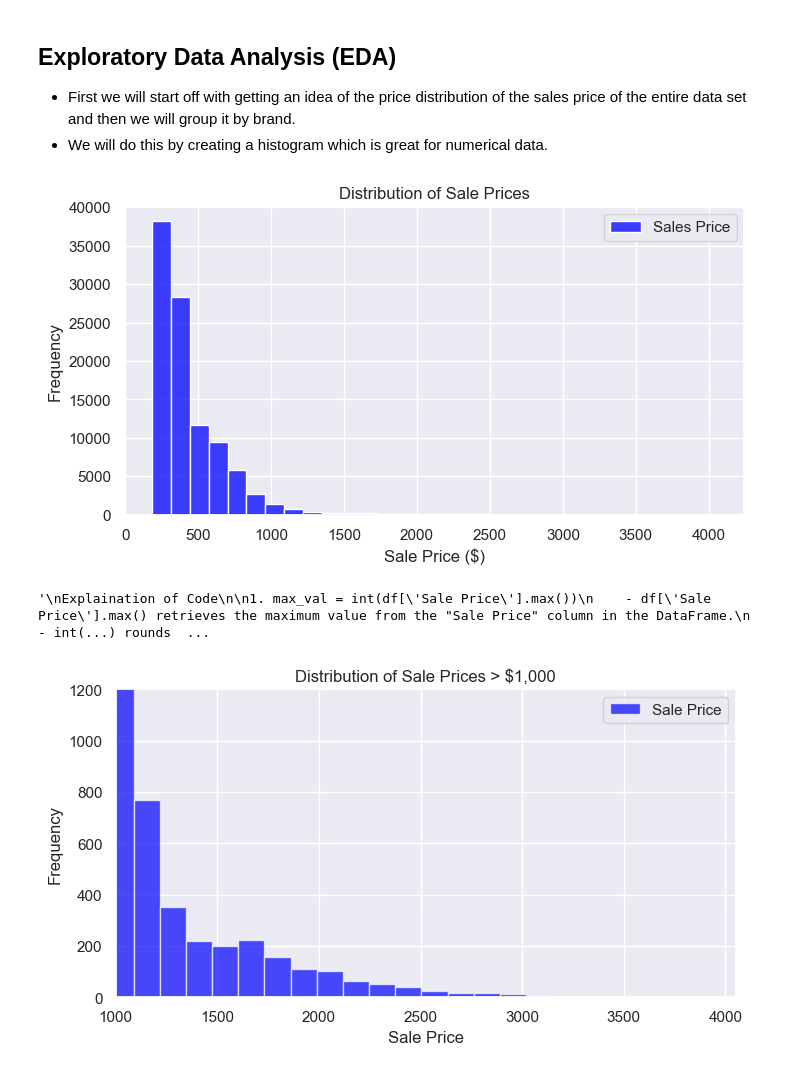
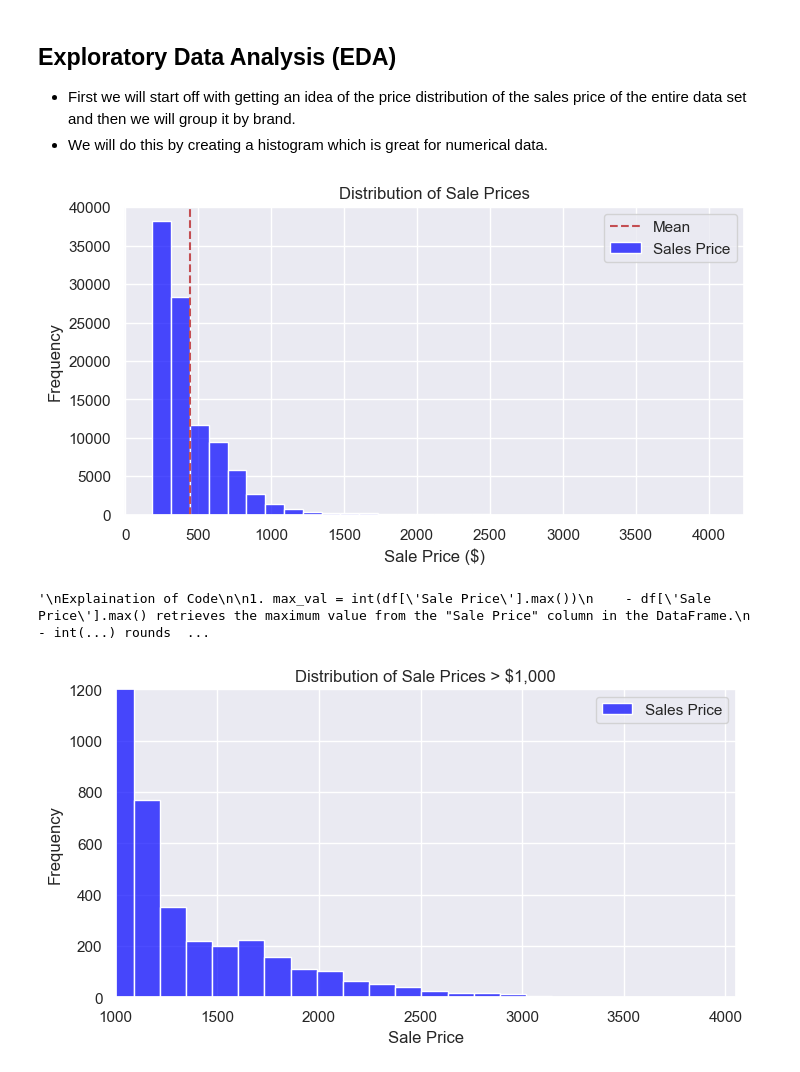
Before and after one commit to Chris-Goyette/sneaker_analysis, a Jupyter notebook: StockX_Sneaker_Analysis.ipynb, the cells around one changed output. Saved outputs shown, nothing was run; the diff lists cells and outputs as text; code cells hidden in the pictures.

Commit message:
feat: Turns all plt histogram plots to use sns instead for consistency

```diff
--- a/StockX_Sneaker_Analysis.ipynb
+++ b/StockX_Sneaker_Analysis.ipynb
@@ -116,55 +116,66 @@ sns.set(style="darkgrid")
 plt.figure(figsize=(8, 4))
 
 # Generate the histogram for Sale Price
-sns.histplot(df['Sale Price'], bins=30, kde=False, color='blue', label = 'Sales Price')
+sns.histplot(df['Sale Price'], bins=30, kde=False, color='blue', alpha=0.7, label = 'Sales Price')
 
+# Plot Labels
 plt.title('Distribution of Sale Prices')
 plt.xlabel('Sale Price ($)')
 plt.ylabel('Frequency')
 
-
-
 # Customize x-axis tick labels
 max_val = int(df['Sale Price'].max())
 plt.xticks(np.arange(0, max_val+1, 500))
+
+# Plot vertical mean
+mean = df['Sale Price'].mean()
+plt.axvline(mean, color='r', linestyle='--', label='Mean') # axis vertical line
+
 plt.legend()
-
 plt.show()
 
 '''
 Explaination of Code
 
 1. max_val = int(df['Sale Price'].max())
     - df['Sale Price'].max() retrieves the maximum value from the "Sale Price" column in the DataFrame.
     - int(...) rounds this value down to the nearest integer. This is done to ensure that the tick marks are whole numbers.
     - The result is stored in a variable called `max_val`.
 
 2. plt.xticks(np.arange(0, max_val+1, 100))
     - np.arange(0, max_val+1, 100) creates a NumPy array that starts from 0 and goes up to `max_val + 1`, incrementing by 100 at each step. For example, if `max_val` is 1500, this would generate an array `[0, 100, 200, ..., 1500]`.
     - plt.xticks(...) sets these values as the tick marks on the x-axis of the plot.
 
 The reason for `max_val+1` is to include the maximum value in the tick labels. If you just used `max_val`, the maximum value would be excluded from the NumPy array generated by `np.arange()`.
 
 In summary, this code snippet dynamically sets the x-axis tick marks based on the maximum value in the "Sale Price" column, with ticks incrementing by 100.
 
 '''
 # %% [output]
-[figure, old version]
+[figure, new version]
 '\nExplaination of Code\n\n1. max_val = int(df[\'Sale Price\'].max())\n    - df[\'Sale Price\'].max() retrieves the maximum value from the "Sale Price" column in the DataFrame.\n    - int(...) rounds  ...
 # %%
 # Here is the same data but zoomed in on the outliers
 # There are the sales that were greater than $1,000
 
+
+# Set the style and size for better visibility
 sns.set(style="darkgrid")
 plt.figure(figsize=(8, 4))
-plt.hist(df['Sale Price'], bins=30, color='blue', alpha=0.7, label='Sale Price')
+
+# Generate the histogram for Sale Price
+sns.histplot(df['Sale Price'], bins=30, color='blue', alpha=0.7, label = 'Sales Price')
+
+# Plot Labels
 plt.title('Distribution of Sale Prices > $1,000')
 plt.xlabel('Sale Price')
 plt.ylabel('Frequency')
+
+# Zooming in on the data
 plt.xlim([1000, df['Sale Price'].max()+1])  # Set x-axis limits
 plt.ylim([0, 1200]) # Set y-axis limits
+
 plt.legend()
-plt.grid(True)
 plt.show()
 # %% [output]
-[figure, old version]
+[figure, new version]
```
Also changed, not shown: parts of 8 cells of this notebook.
